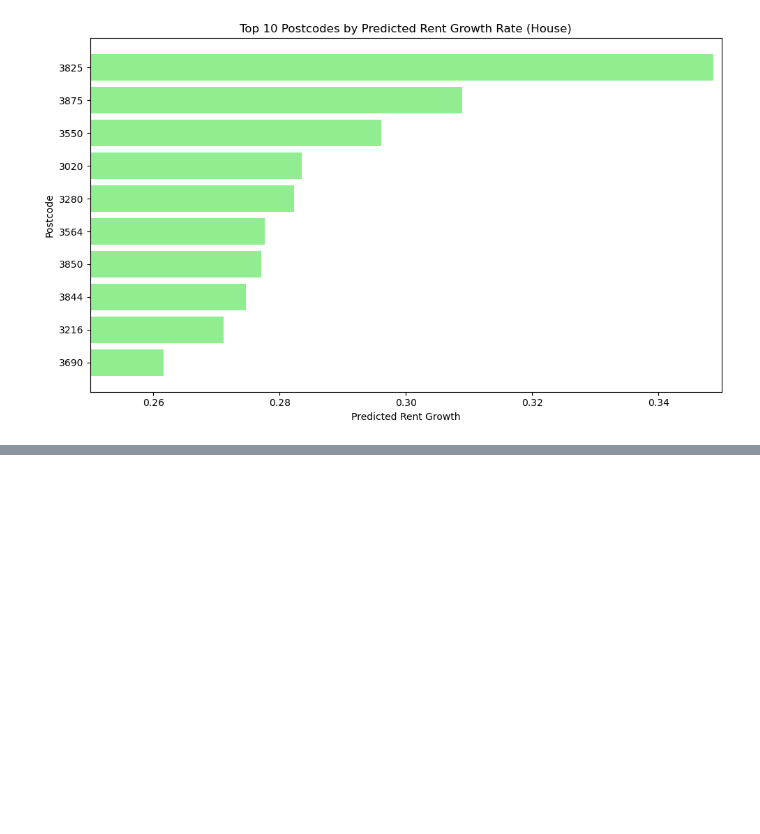
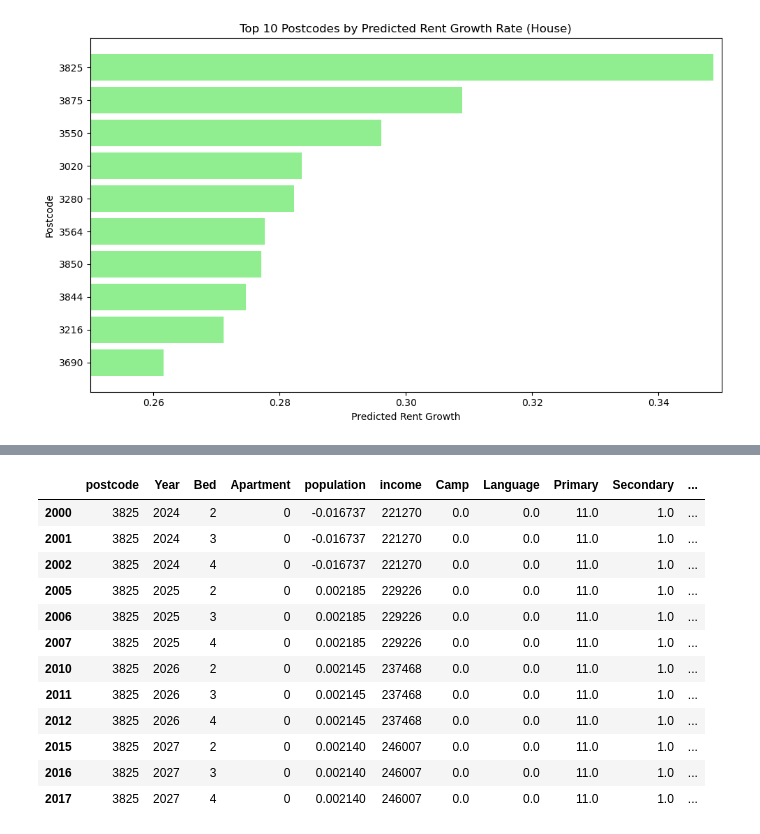
Before and after one commit to MAST30034-AppliedDataScience/project-2-group-real-estate-industry-project-16, a Jupyter notebook: notebooks/Analysis/growth_rate.ipynb, the cells around one changed output, grey strips where cells are left out. Saved outputs shown, nothing was run; the diff lists cells and outputs as text; code cells hidden in the pictures; blank space fills up the shorter version.

```diff
--- a/notebooks/Analysis/growth_rate.ipynb
+++ b/notebooks/Analysis/growth_rate.ipynb
@@ -112,0 +130,21 @@ plt.show()
+# %%
+filtered_data_3825_0 = data_0[(data_0['postcode'] == 3825)]
+
+# 获取最高预测租金
+max_rent_3825_0 = filtered_data_3825_0['predicted_rent']
+
+filtered_data_3825_0
+# %% [output]
+|  | postcode | Year | Bed | Apartment | population | income | Camp | Language | Primary | Secondary | ... |
+| 2000 | 3825 | 2024 | 2 | 0 | -0.016737 | 221270 | 0.0 | 0.0 | 11.0 | 1.0 | ... |
+| 2001 | 3825 | 2024 | 3 | 0 | -0.016737 | 221270 | 0.0 | 0.0 | 11.0 | 1.0 | ... |
+| 2002 | 3825 | 2024 | 4 | 0 | -0.016737 | 221270 | 0.0 | 0.0 | 11.0 | 1.0 | ... |
+| 2005 | 3825 | 2025 | 2 | 0 | 0.002185 | 229226 | 0.0 | 0.0 | 11.0 | 1.0 | ... |
+| 2006 | 3825 | 2025 | 3 | 0 | 0.002185 | 229226 | 0.0 | 0.0 | 11.0 | 1.0 | ... |
+| 2007 | 3825 | 2025 | 4 | 0 | 0.002185 | 229226 | 0.0 | 0.0 | 11.0 | 1.0 | ... |
+| 2010 | 3825 | 2026 | 2 | 0 | 0.002145 | 237468 | 0.0 | 0.0 | 11.0 | 1.0 | ... |
+| 2011 | 3825 | 2026 | 3 | 0 | 0.002145 | 237468 | 0.0 | 0.0 | 11.0 | 1.0 | ... |
+| 2012 | 3825 | 2026 | 4 | 0 | 0.002145 | 237468 | 0.0 | 0.0 | 11.0 | 1.0 | ... |
+| 2015 | 3825 | 2027 | 2 | 0 | 0.002140 | 246007 | 0.0 | 0.0 | 11.0 | 1.0 | ... |
+| 2016 | 3825 | 2027 | 3 | 0 | 0.002140 | 246007 | 0.0 | 0.0 | 11.0 | 1.0 | ... |
+| 2017 | 3825 | 2027 | 4 | 0 | 0.002140 | 246007 | 0.0 | 0.0 | 11.0 | 1.0 | ... |
```
Also changed, not shown: parts of 1 cell of this notebook, 1 other file.
